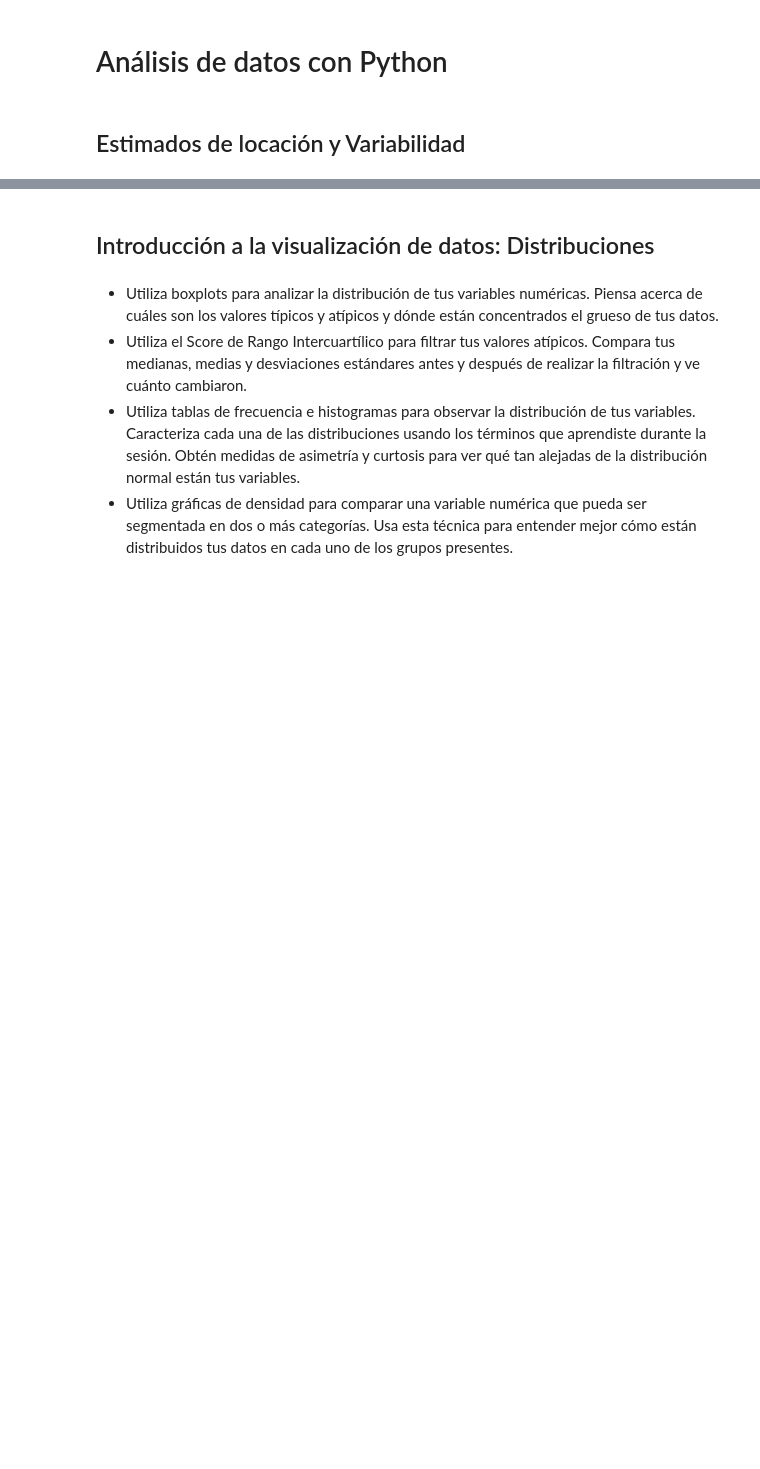
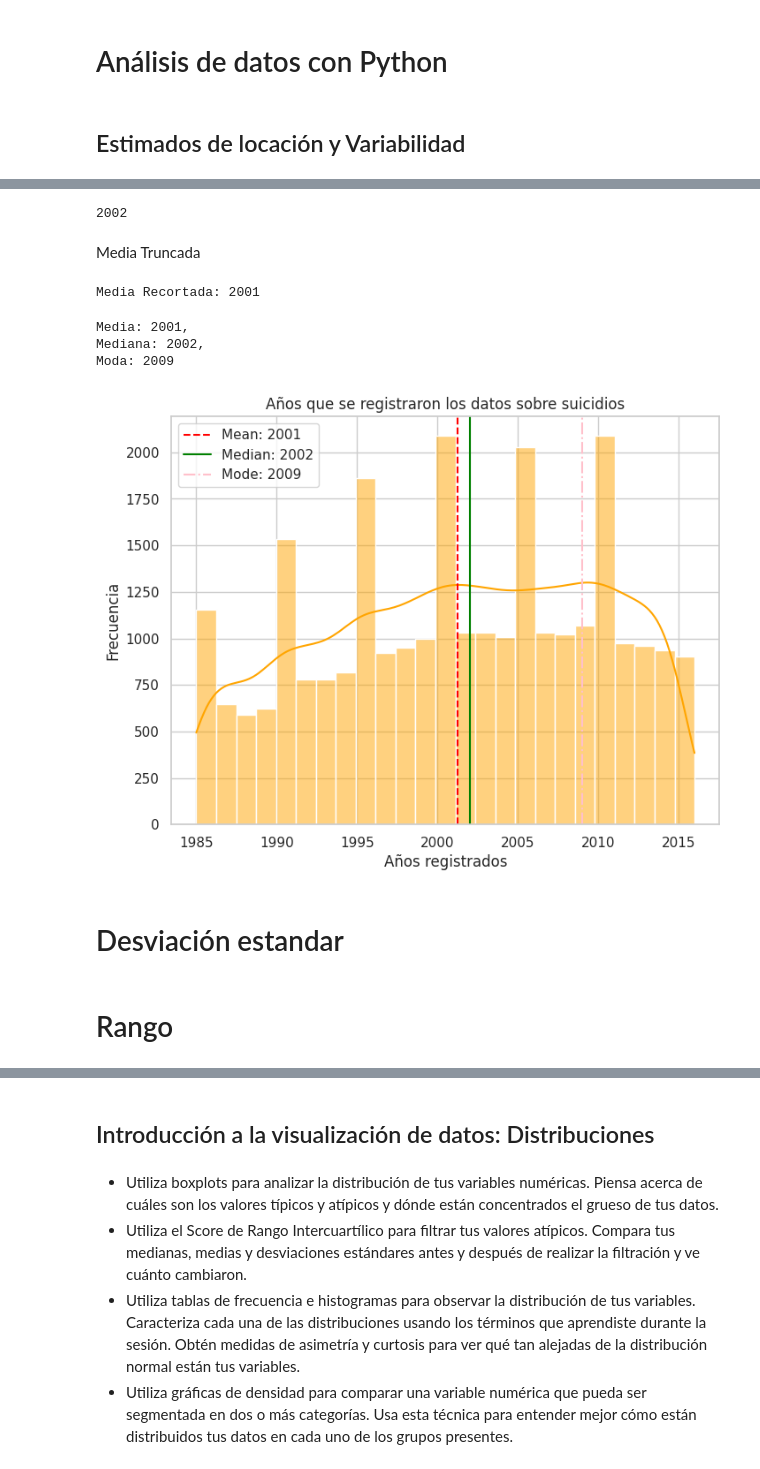
Before and after one commit to Gisellrom/ProyectoBEDU, a Jupyter notebook: Suicidios.ipynb, the cells around one changed output, grey strips where cells are left out. Drawn from its saved outputs; the diff is of its cells as text; code cells hidden in the pictures; blank space fills up the shorter version.

```diff
--- a/Suicidios.ipynb
+++ b/Suicidios.ipynb
@@ -195,4 +302,0 @@ df.head(20)
-# %%
-#Cambiar el tipo de dato de la columna "pib_anual($)"
-df['pib_anual($)']=df['pib_anual($)'].astype(int)
-df.dtypes
@@ -223,4 +302,0 @@ df.head()
-# %%
-#Cambiamos el nombre del indice
-df = df.rename_axis('Pais')
-df.head()
@@ -270,5 +316,0 @@ Length: 27820, dtype: int64
-# %%
-#Eliminar filas de las NANs
-df = df.dropna(axis=0, how='all')
-
-df.head()
@@ -330,0 +392,7 @@ Obtén los siguientes estimados de tus columnas numéricas:
+# %%
+formatted_año = "{:.0f}".format(df['año'].median())
+print(formatted_año)
+# %% [output]
+2002
+# %% [markdown]
+Media Truncada
@@ -330,0 +401,44 @@ Obtén los siguientes estimados de tus columnas numéricas:
+# %%
+#truncar el valor promedio de la columna de año  con el porcentaje, 5% a la izquierda y 5% a la dereha, es decir el 10% en total
+media_truncada = stats.trim_mean(df['año'], 0.1)
+print(f'Media Recortada: {media_truncada:.0f}')
+# %% [output]
+Media Recortada: 2001
+# %%
+correct_año_mean = df['año'].mean() #Promedio
+correct_año_median = df['año'].median() #Mediana
+correct_año_mode = df['año'].mode()[0] #Moda
+
+print("Media: {:.0f}, \nMediana: {:.0f}, \nModa: {:.0f}".format(correct_año_mean, correct_año_median, correct_año_mode))
+# %% [output]
+Media: 2001,
+Mediana: 2002,
+Moda: 2009
+# %%
+import matplotlib.pyplot as plt
+import seaborn as sns
+
+# Set the style of seaborn plot
+sns.set(style="whitegrid")
+
+# Plotting the distribution of the 'año' column
+plt.figure(figsize=(8, 6))
+sns.histplot(df['año'], kde=True, bins=25, color='orange')
+
+# Plotting the mean, median, and mode
+plt.axvline(correct_año_mean, color='red', linestyle='--', label=f'Mean: {correct_año_mean:.0f}')
+plt.axvline(correct_año_median, color='green', linestyle='-', label=f'Median: {correct_año_median:.0f}')
+plt.axvline(correct_año_mode, color='pink', linestyle='-.', label=f'Mode: {correct_año_mode:.0f}')
+
+# Adding title and labels
+plt.title('Años que se registraron los datos sobre suicidios')
+plt.xlabel('Años registrados')
+plt.ylabel('Frecuencia')
+plt.legend()
+
+# Show the plot
+plt.show()
+# %% [output]
+[figure, added]
+# %% [markdown]
+# Desviación estandar
@@ -330,0 +450,2 @@ Obtén los siguientes estimados de tus columnas numéricas:
+# %% [markdown]
+# Rango
```
Also changed, not shown: parts of 127 cells of this notebook.
